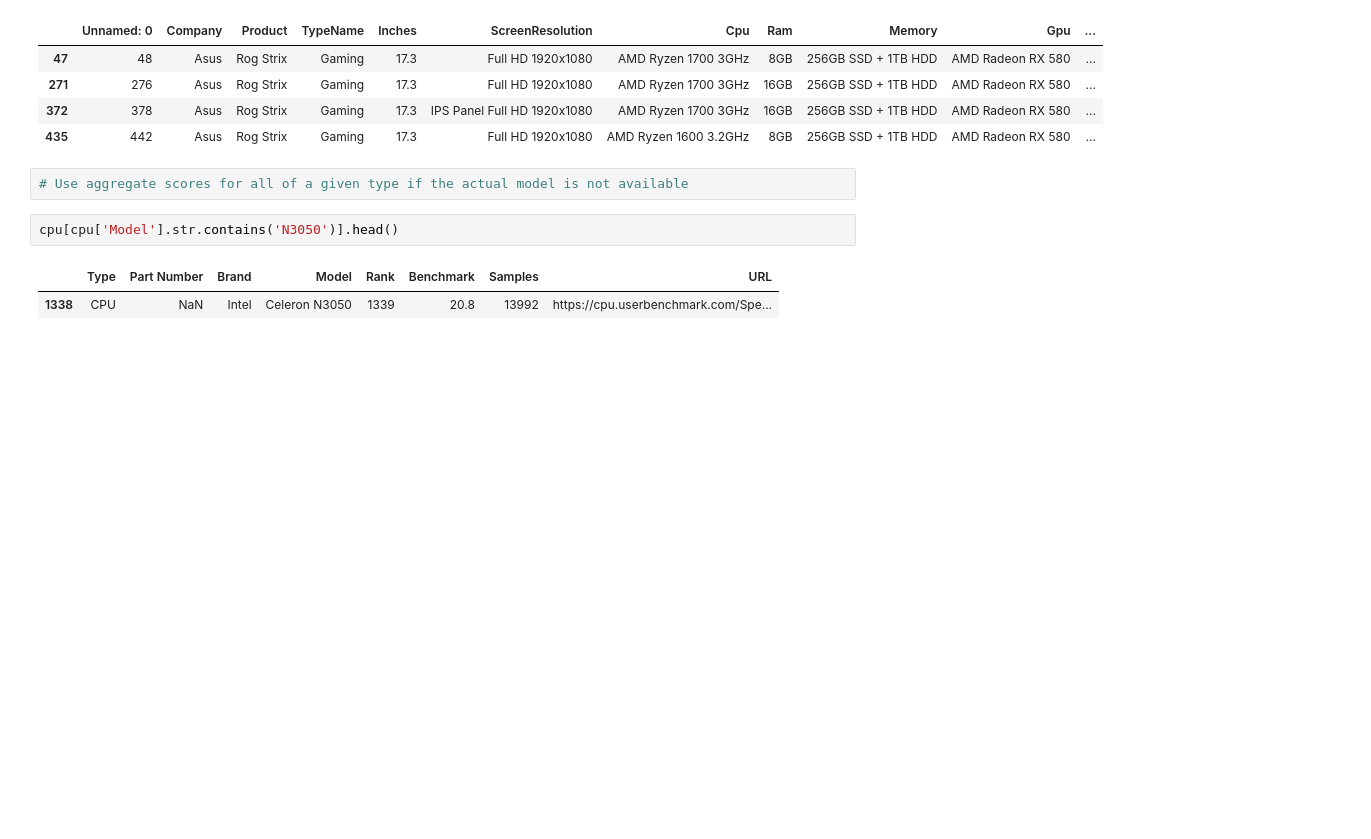
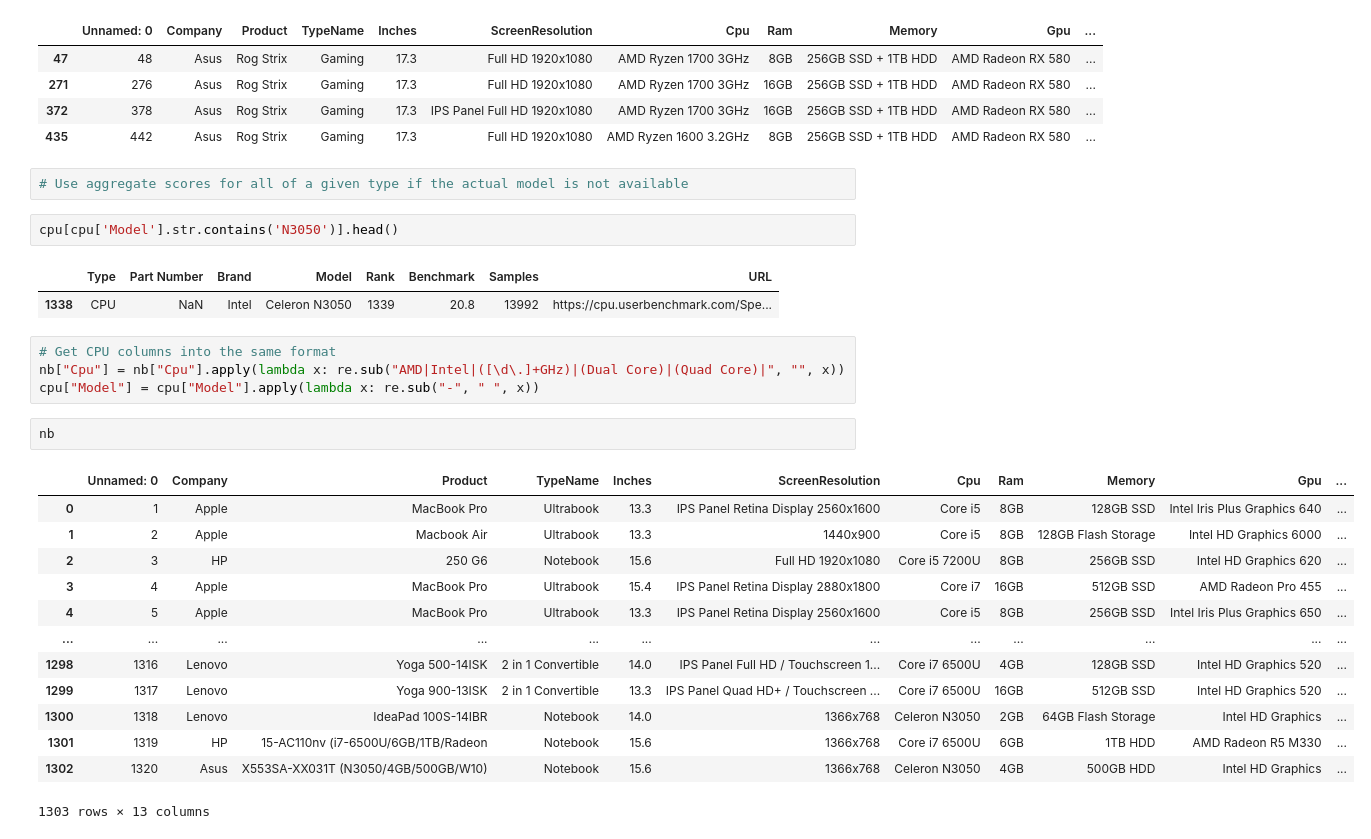
Before and after one commit to Aurathic/Bitcamp-2022, a Jupyter notebook: scraping/aggregate_data.ipynb, the cells around one changed output. Cells and saved outputs as stored; diff of their text form; blank space fills up the shorter version.

```diff
--- a/scraping/aggregate_data.ipynb
+++ b/scraping/aggregate_data.ipynb
@@ -53,3 +54,23 @@ cpu[cpu['Model'].str.contains('N3050')].head()
 # %% [output]
 |  | Type | Part Number | Brand | Model | Rank | Benchmark | Samples | URL |
 | 1338 | CPU | NaN | Intel | Celeron N3050 | 1339 | 20.8 | 13992 | https://cpu.userbenchmark.com/Spe... |
+# %%
+# Get CPU columns into the same format
+nb["Cpu"] = nb["Cpu"].apply(lambda x: re.sub("AMD|Intel|([\d\.]+GHz)|(Dual Core)|(Quad Core)|", "", x))
+cpu["Model"] = cpu["Model"].apply(lambda x: re.sub("-", " ", x))
+# %%
+nb
+# %% [output]
+|  | Unnamed: 0 | Company | Product | TypeName | Inches | ScreenResolution | Cpu | Ram | Memory | Gpu | ... |
+| 0 | 1 | Apple | MacBook Pro | Ultrabook | 13.3 | IPS Panel Retina Display 2560x1600 | Core i5 | 8GB | 128GB SSD | Intel Iris Plus Graphics 640 | ... |
+| 1 | 2 | Apple | Macbook Air | Ultrabook | 13.3 | 1440x900 | Core i5 | 8GB | 128GB Flash Storage | Intel HD Graphics 6000 | ... |
+| 2 | 3 | HP | 250 G6 | Notebook | 15.6 | Full HD 1920x1080 | Core i5 7200U | 8GB | 256GB SSD | Intel HD Graphics 620 | ... |
+| 3 | 4 | Apple | MacBook Pro | Ultrabook | 15.4 | IPS Panel Retina Display 2880x1800 | Core i7 | 16GB | 512GB SSD | AMD Radeon Pro 455 | ... |
+| 4 | 5 | Apple | MacBook Pro | Ultrabook | 13.3 | IPS Panel Retina Display 2560x1600 | Core i5 | 8GB | 256GB SSD | Intel Iris Plus Graphics 650 | ... |
+| ... | ... | ... | ... | ... | ... | ... | ... | ... | ... | ... | ... |
+| 1298 | 1316 | Lenovo | Yoga 500-14ISK | 2 in 1 Convertible | 14.0 | IPS Panel Full HD / Touchscreen 1... | Core i7 6500U | 4GB | 128GB SSD | Intel HD Graphics 520 | ... |
+| 1299 | 1317 | Lenovo | Yoga 900-13ISK | 2 in 1 Convertible | 13.3 | IPS Panel Quad HD+ / Touchscreen ... | Core i7 6500U | 16GB | 512GB SSD | Intel HD Graphics 520 | ... |
+| 1300 | 1318 | Lenovo | IdeaPad 100S-14IBR | Notebook | 14.0 | 1366x768 | Celeron N3050 | 2GB | 64GB Flash Storage | Intel HD Graphics | ... |
+| 1301 | 1319 | HP | 15-AC110nv (i7-6500U/6GB/1TB/Radeon | Notebook | 15.6 | 1366x768 | Core i7 6500U | 6GB | 1TB HDD | AMD Radeon R5 M330 | ... |
+| 1302 | 1320 | Asus | X553SA-XX031T (N3050/4GB/500GB/W10) | Notebook | 15.6 | 1366x768 | Celeron N3050 | 4GB | 500GB HDD | Intel HD Graphics | ... |
+1303 rows × 13 columns
```
Also changed, not shown: parts of 3 cells of this notebook, 2 other files.
